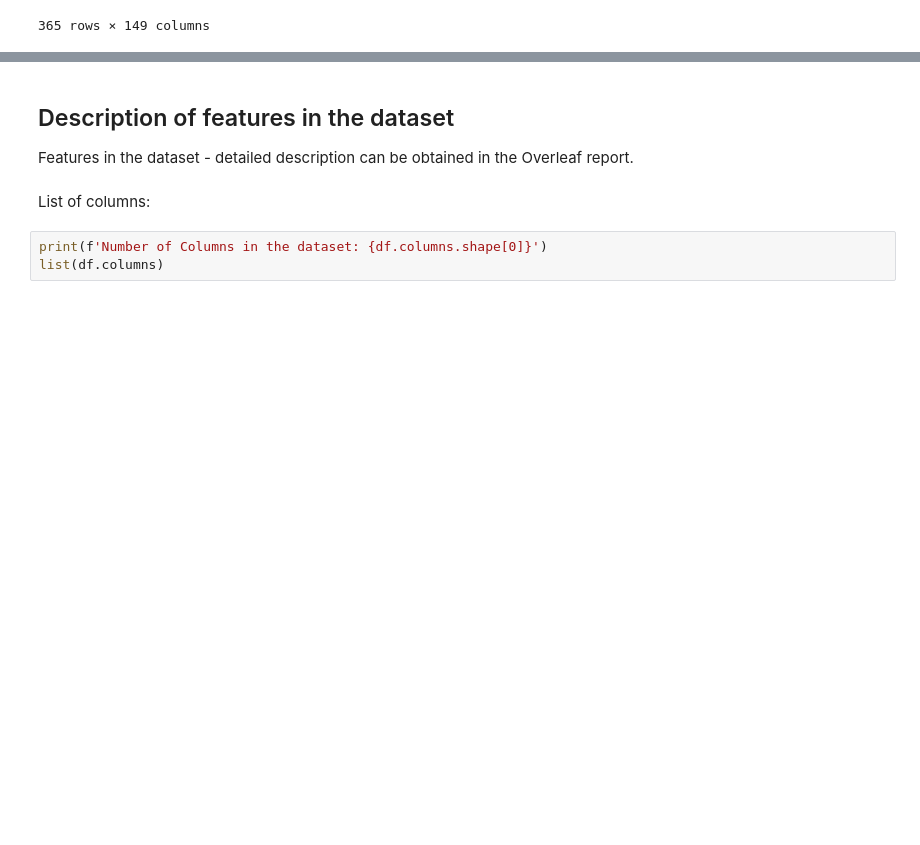
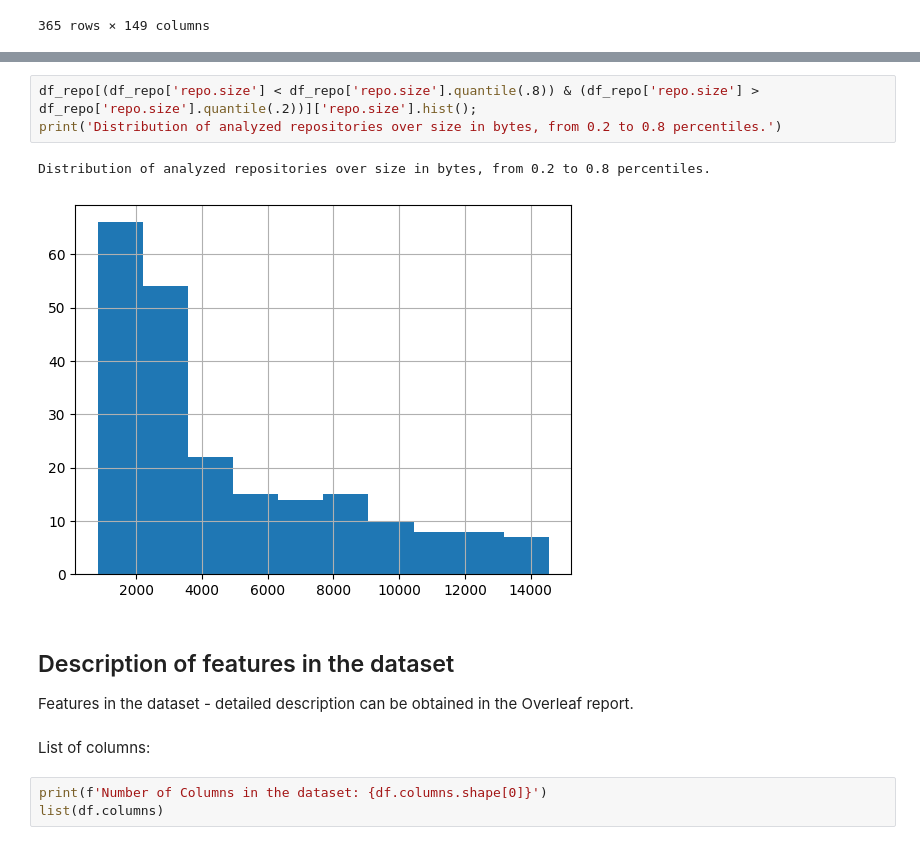
Before and after one commit to Glemhel/subsetter, a Jupyter notebook: Subsetter.ipynb, the cells around one changed output, grey strips where cells are left out. Cells and saved outputs as stored; diff of their text form; blank space fills up the shorter version.

```diff
--- a/Subsetter.ipynb
+++ b/Subsetter.ipynb
@@ -69,3 +108,9 @@ df
+# %%
+df_repo[(df_repo['repo.size'] < df_repo['repo.size'].quantile(.8)) & (df_repo['repo.size'] > df_repo['repo.size'].quantile(.2))]['repo.size'].hist();
+print('Distribution of analyzed repositories over size in bytes, from 0.2 to 0.8 percentiles.')
+# %% [output]
+Distribution of analyzed repositories over size in bytes, from 0.2 to 0.8 percentiles.
+[figure, added]
 # %% [markdown]
 ## Description of features in the dataset
 Features in the dataset - detailed description can be obtained in the Overleaf report.
```
Also changed, not shown: parts of 4 cells of this notebook.
